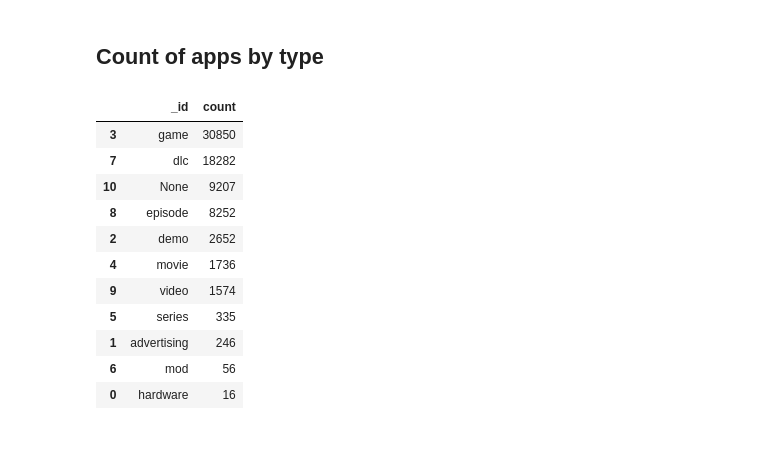
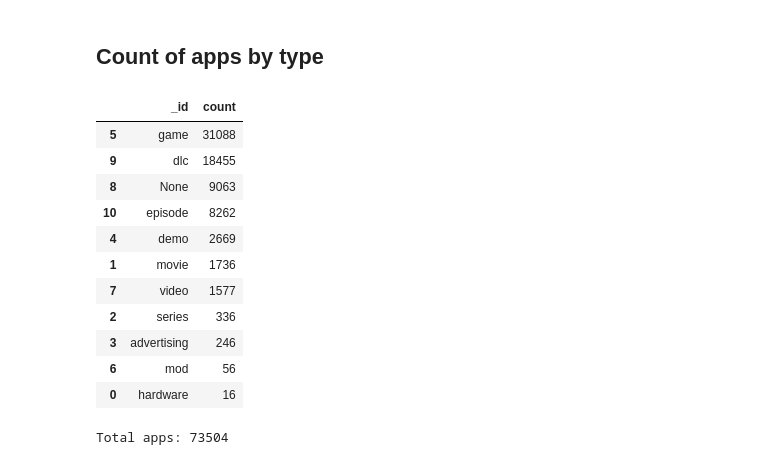
Before and after one commit to carlsonp/steam-analysis, a Jupyter notebook: notebooks/Basic_Analysis.ipynb, the cells around one changed output. Saved outputs shown, nothing was run; the diff lists cells and outputs as text; code cells hidden in the pictures.

Commit message:
add totals to table count, add note about Mongo version

```diff
--- a/notebooks/Basic_Analysis.ipynb
+++ b/notebooks/Basic_Analysis.ipynb
@@ -71,21 +73,24 @@ iplot(fig)
 # %% [markdown]
 ## Count of apps by type
 # %%
-pd.DataFrame(list(
+display(HTML((pd.DataFrame(list(
     db['apps'].aggregate([
         {"$group" : {"_id":"$type", "count":{"$sum":1}}}
     ])
-)).sort_values(by='count', ascending=False)
+)).sort_values(by='count', ascending=False).to_html())))
+
+print("Total apps: " + str(db['apps'].count_documents({})))
 # %% [output]
 |  | _id | count |
-| 3 | game | 30850 |
-| 7 | dlc | 18282 |
-| 10 | None | 9207 |
-| 8 | episode | 8252 |
-| 2 | demo | 2652 |
-| 4 | movie | 1736 |
-| 9 | video | 1574 |
-| 5 | series | 335 |
-| 1 | advertising | 246 |
+| 5 | game | 31088 |
+| 9 | dlc | 18455 |
+| 8 | None | 9063 |
+| 10 | episode | 8262 |
+| 4 | demo | 2669 |
+| 1 | movie | 1736 |
+| 7 | video | 1577 |
+| 2 | series | 336 |
+| 3 | advertising | 246 |
 | 6 | mod | 56 |
 | 0 | hardware | 16 |
+Total apps: 73504
```
Also changed, not shown: parts of 2 cells of this notebook, 1 other file.
